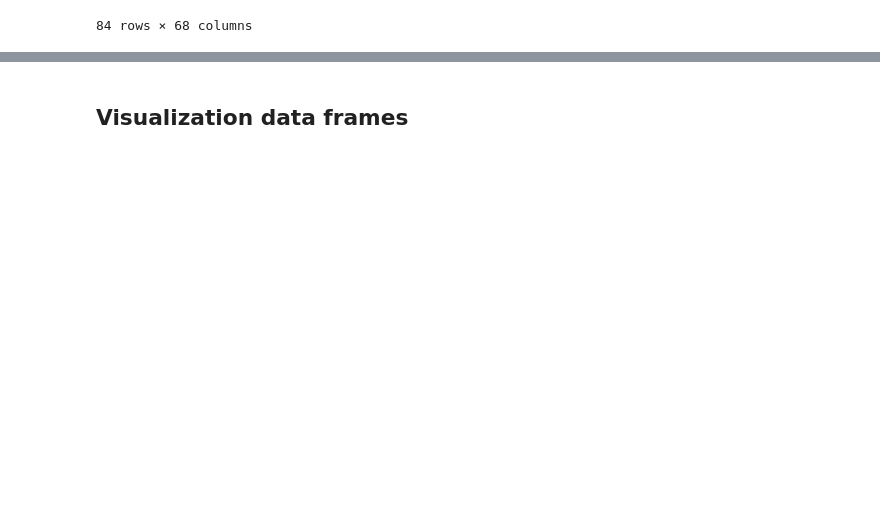
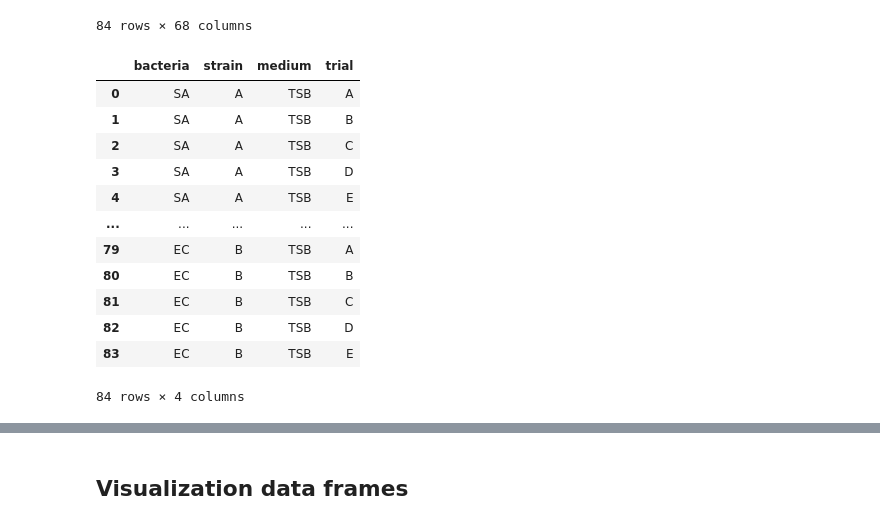
Before and after one commit to CharKuehl/DemoRepository, a Jupyter notebook: AutoML_DermalVOCs.ipynb, the cells around one changed output, grey strips where cells are left out. Cells and saved outputs as stored; diff of their text form; code cells hidden in the pictures; blank space fills up the shorter version.

```diff
--- a/AutoML_DermalVOCs.ipynb
+++ b/AutoML_DermalVOCs.ipynb
@@ -92,3 +92,22 @@ tbac
 | 82 | EC.B_TSB_D | 548442 | 3.58816e+06 | 0 | 637563 | 0 | 0 | ... |
 | 83 | EC.B_TSB_E | 339404 | 3.96293e+06 | 0 | 2.98841e+06 | 348154 | 0 | ... |
 84 rows × 68 columns
+# %%
+splitbac = pd.DataFrame()
+splitbac['bacteria'], splitbac['strain'], splitbac['medium'], splitbac['trial'] = tbac['Compounds'].str.split(r"\.|_",-1).str
+
+splitbac
+# %% [output]
+|  | bacteria | strain | medium | trial |
+| 0 | SA | A | TSB | A |
+| 1 | SA | A | TSB | B |
+| 2 | SA | A | TSB | C |
+| 3 | SA | A | TSB | D |
+| 4 | SA | A | TSB | E |
+| ... | ... | ... | ... | ... |
+| 79 | EC | B | TSB | A |
+| 80 | EC | B | TSB | B |
+| 81 | EC | B | TSB | C |
+| 82 | EC | B | TSB | D |
+| 83 | EC | B | TSB | E |
+84 rows × 4 columns
```
Also changed, not shown: parts of 11 cells of this notebook.
